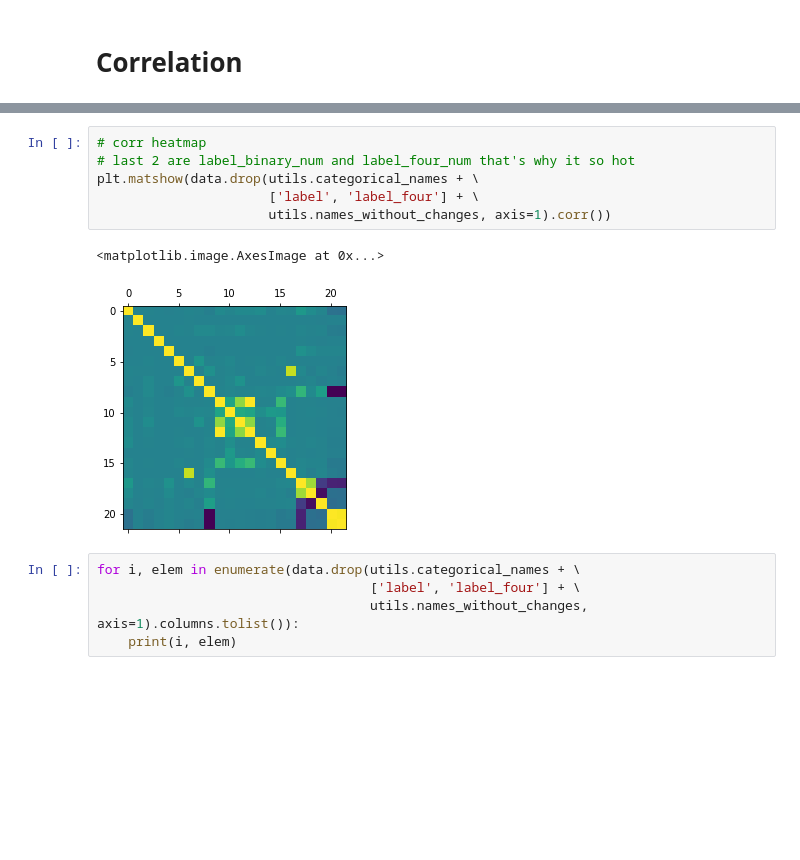
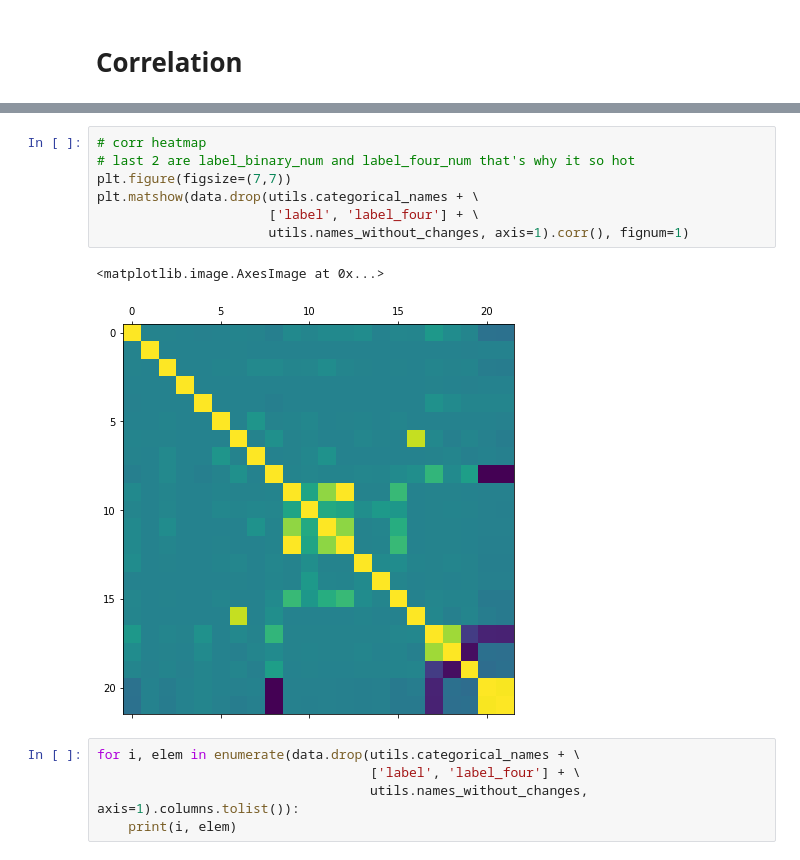
Before and after one commit to chinskiy/KDD-99, a Jupyter notebook: exploratory_analysis.ipynb, the cells around one changed output, grey strips where cells are left out. Saved outputs shown, nothing was run; the diff lists cells and outputs as text; blank space fills up the shorter version.

```diff
--- a/exploratory_analysis.ipynb
+++ b/exploratory_analysis.ipynb
@@ -300,12 +300,13 @@ dtype: float64
 # %%
 # corr heatmap
 # last 2 are label_binary_num and label_four_num that's why it so hot
+plt.figure(figsize=(7,7))
 plt.matshow(data.drop(utils.categorical_names + \
                       ['label', 'label_four'] + \
-                      utils.names_without_changes, axis=1).corr())
+                      utils.names_without_changes, axis=1).corr(), fignum=1)
 # %% [output]
 <matplotlib.image.AxesImage at 0x...>
-[figure, old version]
+[figure, new version]
 # %%
 for i, elem in enumerate(data.drop(utils.categorical_names + \
                                    ['label', 'label_four'] + \
```
Also changed, not shown: parts of 5 cells of this notebook.
